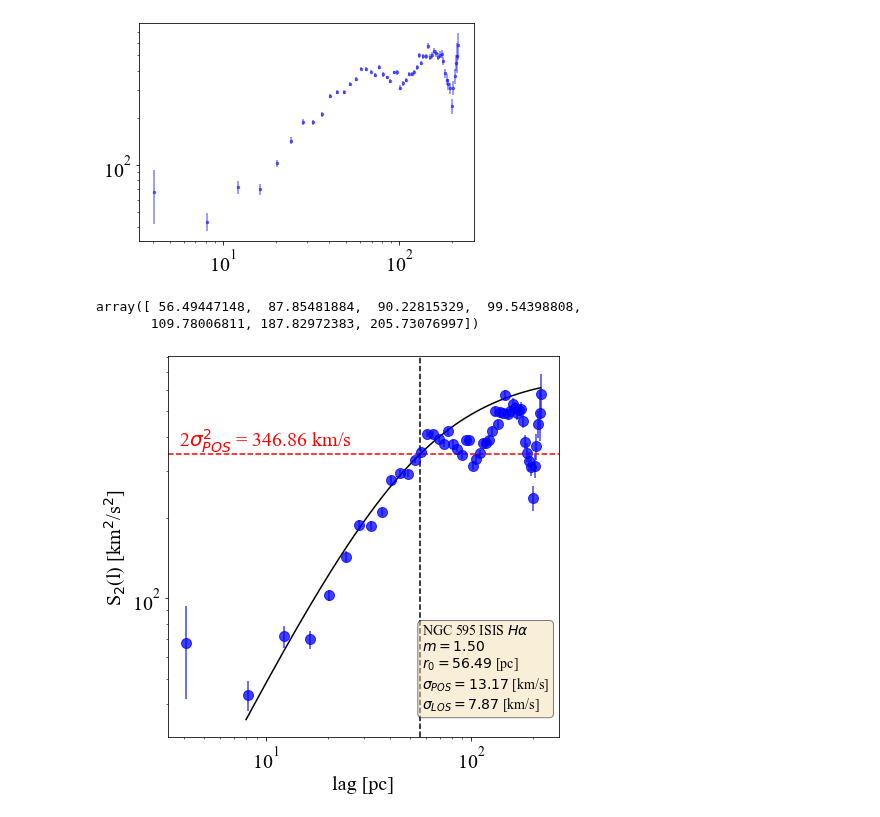
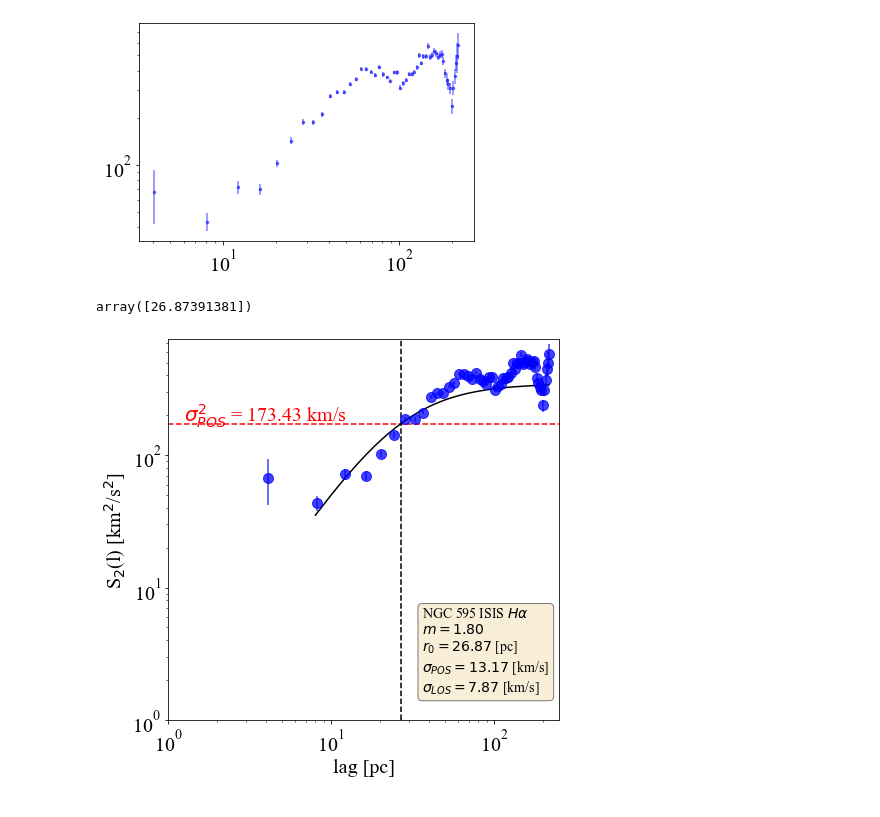
Before and after one commit to will-henney/JavGVastro-PhD, a Jupyter notebook: javier-2021-02/jup/595IHA.ipynb, the cells around one changed output. Cells and saved outputs as stored; diff of their text form; code cells hidden in the pictures.

```diff
--- a/javier-2021-02/jup/595IHA.ipynb
+++ b/javier-2021-02/jup/595IHA.ipynb
@@ -79,7 +79,7 @@ ax.set(xscale='log',yscale='log')
 [figure]
 # %%
 x=SF['Lag']
-y=SF['Nmqvd']-2*(dt.RV.std())**2
+y=SF['Nmqvd']-(dt.RV.std())**2
 tck=interpolate.splrep(x,y,s=0)
 grid=np.linspace(x.min(),x.max(),num=len(x))
 ynew=interpolate.splev(grid,tck,der=0)
@@ -87,51 +87,53 @@ inter=pd.DataFrame([grid,ynew]).T
 SFr=interpolate.sproot(tck)
 SFr
 # %% [output]
-array([ 56.49447148,  87.85481884,  90.22815329,  99.54398808,
-       109.78006811, 187.82972383, 205.73076997])
+array([26.87391381])
 # %%
 s=SFr[0]
 # %%
-ss=np.round(2*(dt.RV.std())**2,2)
+ss=np.round((dt.RV.std())**2,2)
 # %%
 fig,ax=plt.subplots(figsize=(7,7))
 
 ax.errorbar(SF.Lag,SF.Nmqvd, yerr=SF.ErrY, marker='.', fmt=' ',color="blue", ecolor="blue",
                      alpha=0.75, markersize=20)
 
 ax.set(xlabel='lag [pc]', ylabel='S$_{2}$(l) [km$^{2}$/s$^{2}$]')
 
-plt.axhline(y=2*(dt.RV.std())**2, color='r', linestyle='--')
-ax.text(0.25, 0.78,'2$σ_{POS}^{2}$ = '+str(ss)+' km/s', ha='center', va='center', transform=ax.transAxes, color='r')
+plt.axhline(y=ss, color='r', linestyle='--')
+ax.text(0.25, 0.8,'$σ_{POS}^{2}$ = '+str(ss)+' km/s', ha='center', va='center', transform=ax.transAxes, color='r')
 
 
 plt.axvline(x=s, color='k', linestyle='--')
 
 lo=s
 
-n=1.5
+n=1.8
 
 x=np.linspace(8,int(SF.Lag.max()),100)
 c=1/(1+(x/lo)**n)
 
-y=2*(1-c)*2*(dt.RV.std())**2
+y=2*(1-c)*(dt.RV.std())**2
 
 plt.loglog(x,y,color='k', linestyle='-')
 
 
-textstr = '\n'.join(('NGC 595 ISIS ' r'$H\alpha$', r'$m=%.2f$'%n, r'$r_{0}=%.2f$' % s+' [pc]',
+textstr = '\n'.join(('NGC 595 ISIS ' r'$H\alpha$' ,r'$m=%.2f$'%n, r'$r_{0}=%.2f$' % s+' [pc]',
                      r'$σ_{POS}=%.2f$' % (dt.RV.std()) + ' [km/s]' , r'$σ_{LOS}=%.2f$'%(dt.Sig.std()) + ' [km/s]' ))
 
 props = dict(boxstyle='round', facecolor='wheat', alpha=0.5)
 ax.text(0.65, .3, textstr, transform=ax.transAxes, fontsize=14,
         verticalalignment='top', bbox=props)
 
 plt.rcParams["font.family"]="Times New Roman"
 plt.rcParams["font.size"]="20"
 
+ax.set_xlim(1, 250)
+ax.set_ylim(1, 750)
+
 fig.savefig('Img//'+samples[0][i]+'.pdf')
 # %% [output]
-[figure, old version]
+[figure, new version]
 # %%
 print("--- %s seconds ---" % (time.time()-start_time))
 # %% [output]
```
Also changed, not shown: parts of 1 cell of this notebook, 14 other files.
